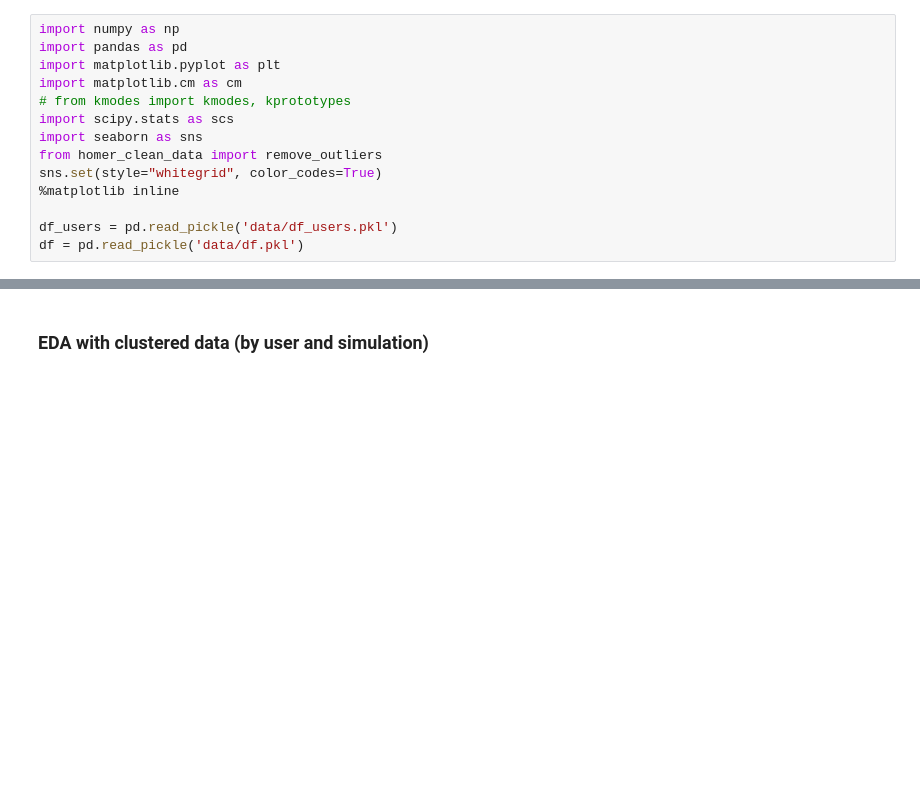
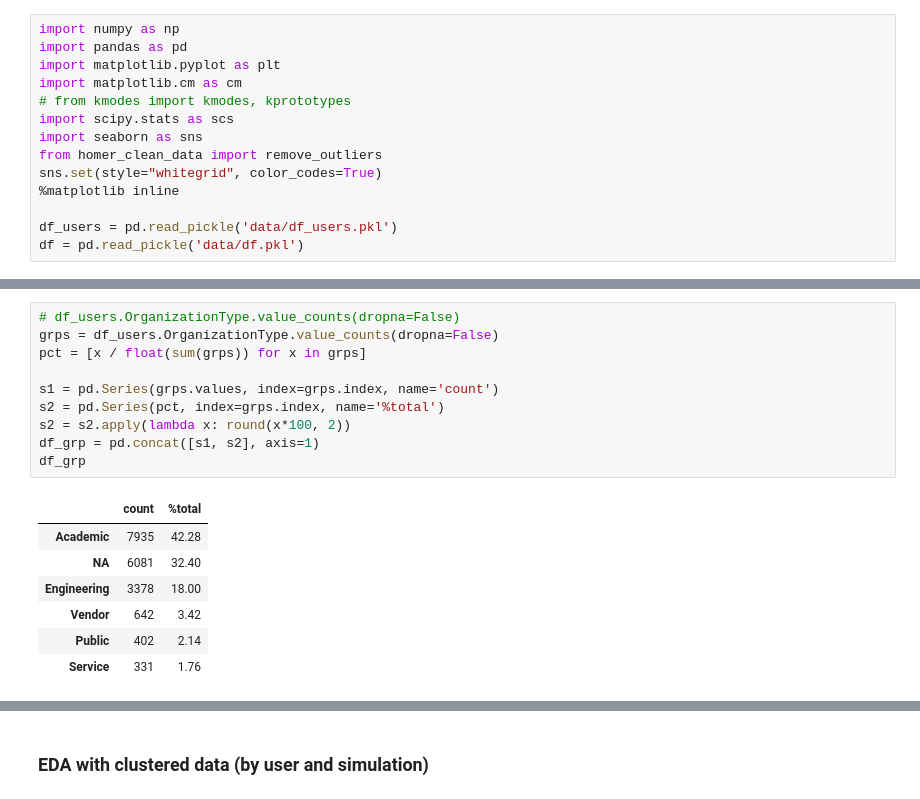
Before and after one commit to Stuart-D-King/homer_segmentation, a Jupyter notebook: homer_eda.ipynb, the cells around one changed output, grey strips where cells are left out. Drawn from its saved outputs; the diff is of its cells as text; blank space fills up the shorter version.

```diff
--- a/homer_eda.ipynb
+++ b/homer_eda.ipynb
@@ -75,3 +76,21 @@ Name: OrganizationType, dtype: int64
+# %%
+# df_users.OrganizationType.value_counts(dropna=False)
+grps = df_users.OrganizationType.value_counts(dropna=False)
+pct = [x / float(sum(grps)) for x in grps]
+
+s1 = pd.Series(grps.values, index=grps.index, name='count')
+s2 = pd.Series(pct, index=grps.index, name='%total')
+s2 = s2.apply(lambda x: round(x*100, 2))
+df_grp = pd.concat([s1, s2], axis=1)
+df_grp
+# %% [output]
+|  | count | %total |
+| Academic | 7935 | 42.28 |
+| NA | 6081 | 32.40 |
+| Engineering | 3378 | 18.00 |
+| Vendor | 642 | 3.42 |
+| Public | 402 | 2.14 |
+| Service | 331 | 1.76 |
 # %%
 df_users.describe()
 # %% [output]
```
Also changed, not shown: parts of 24 cells of this notebook, 8 other files.
